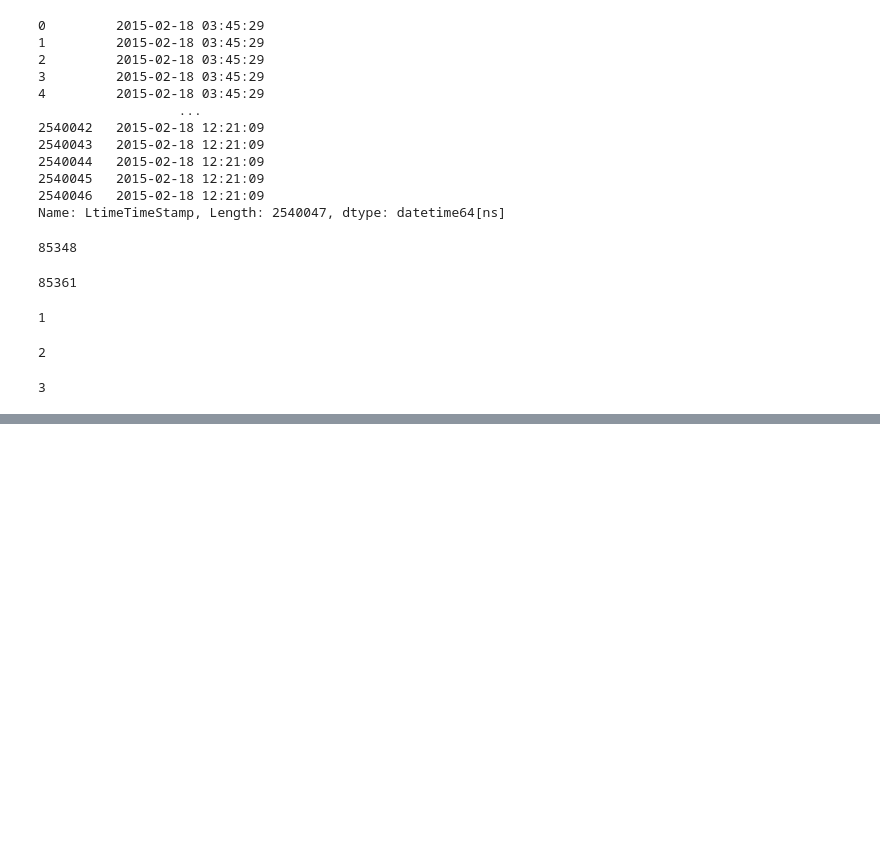
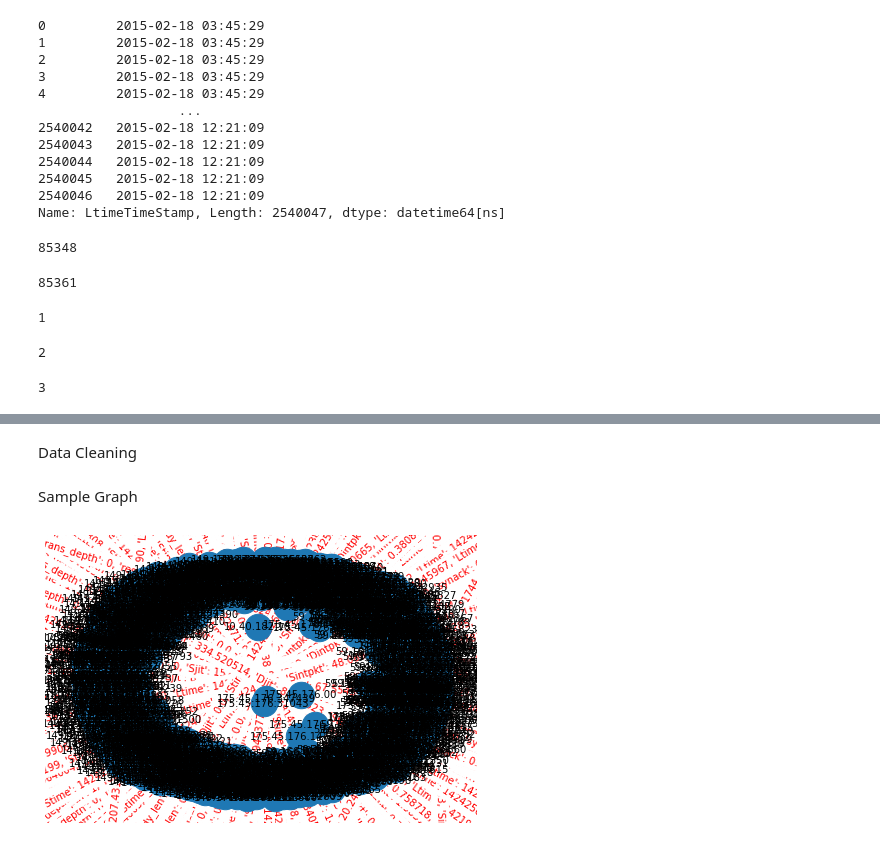
Before and after one commit to Rithuh/Graph-Based-Network-Anomaly-Detection, a Jupyter notebook: EDA.ipynb, the cells around one changed output, grey strips where cells are left out. Saved outputs shown, nothing was run; the diff lists cells and outputs as text; code cells hidden in the pictures; blank space fills up the shorter version.

Commit message:
Added graph creation

```diff
--- a/EDA.ipynb
+++ b/EDA.ipynb
@@ -367,0 +370,11 @@ len(df['StimeTimeStamp'].dt.day.unique())
+# %% [markdown]
+Data Cleaning
+# %%
+#Cleaning df by removing rows with is_sm_ips_ports = 1
+df = df[df['is_sm_ips_ports']==0]
+#Dropping is_sm_ips_ports column
+df.drop(['is_sm_ips_ports'], axis=1, inplace=True)
+#Dropping attack_cat column
+df.drop(['attack_cat'], axis=1, inplace=True)
+# %% [markdown]
+Sample Graph
@@ -367,0 +385,24 @@ len(df['StimeTimeStamp'].dt.day.unique())
+# %%
+# Create a directed graph
+sampleG = nx.MultiDiGraph()
+
+# Iterate through the dataset and add nodes and edges with attributes
+dfsample = df.sample(1000)
+for _, row in dfsample.iterrows():
+    source = row['srcip'] + str(row['sport'])
+    target = row['dstip'] + str(row['dsport'])
+    edge_attributes = {k: row[k] for k in df.columns if k not in ['srcip', 'dstip', 'sport', 'dsport']}
+
+    # Add nodes and edges with attributes
+    sampleG.add_node(source)
+    sampleG.add_node(target)
+    sampleG.add_edge(source, target, **edge_attributes)
+# %%
+pos = nx.spring_layout(sampleG)
+nx.draw(sampleG, pos, with_labels=True, node_size=700, font_size=10, font_color='black')
+edge_labels = {(source, target): attributes for source, target, attributes in sampleG.edges(data=True)}
+nx.draw_networkx_edge_labels(sampleG, pos, edge_labels=edge_labels, font_color='red')
+
+plt.show()
+# %% [output]
+[figure, added]
```
Also changed, not shown: parts of 2 cells of this notebook.
